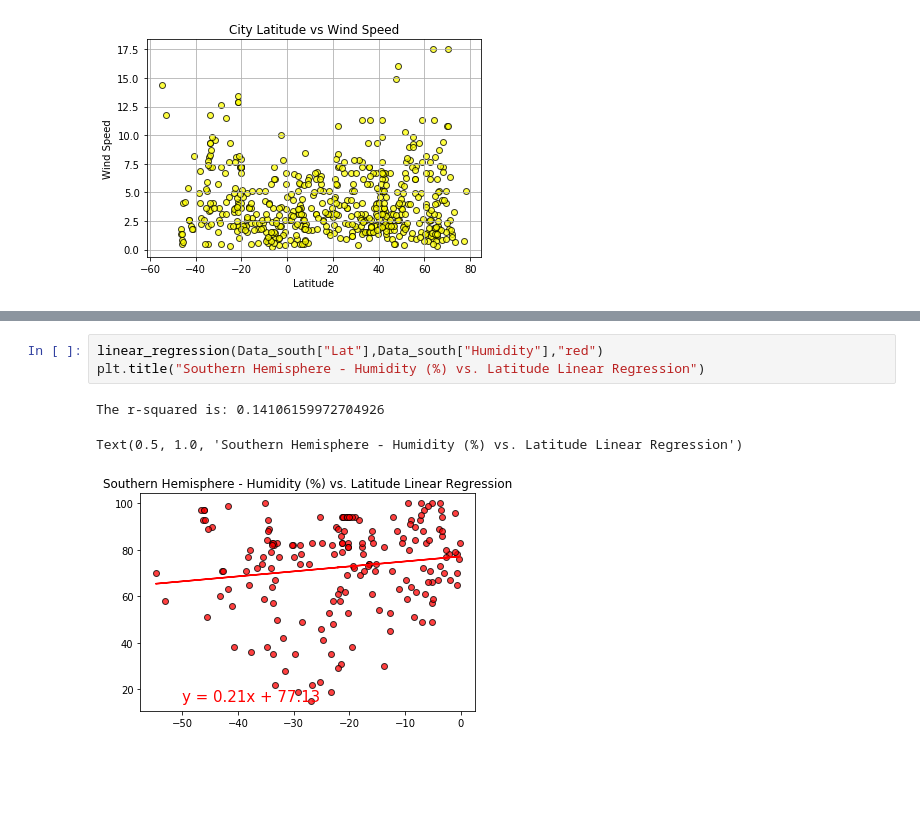
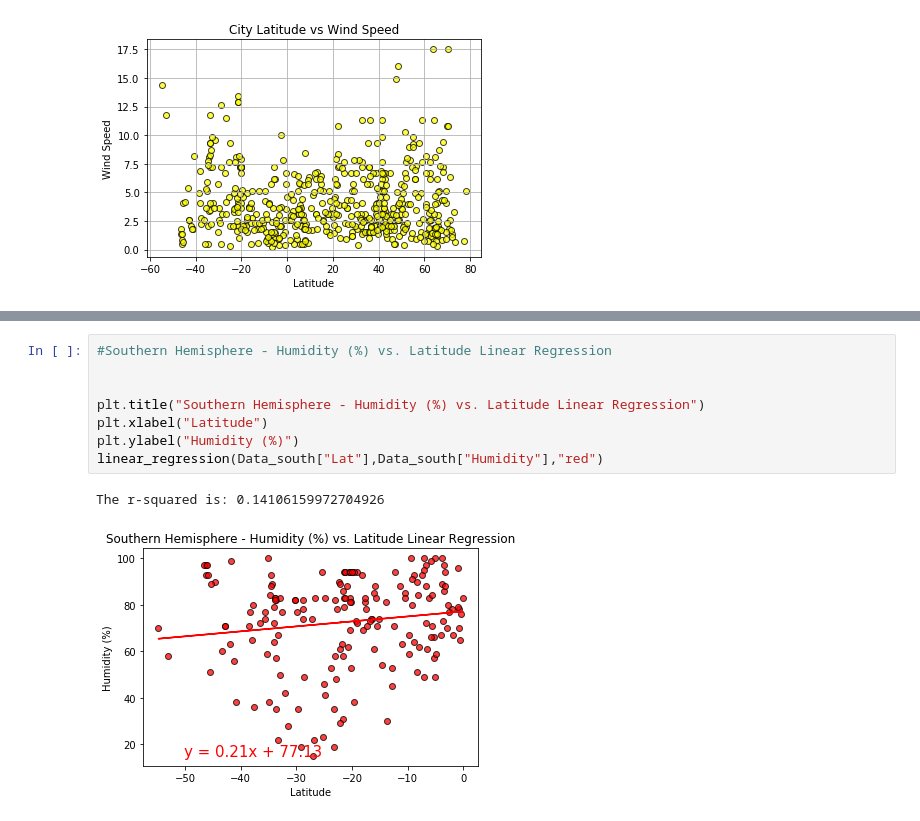
Before and after one commit to vijay-mygit/Python-API-Challenge, a Jupyter notebook: WeatherPy/WeatherPy.ipynb, the cells around one changed output, grey strips where cells are left out. Saved outputs shown, nothing was run; the diff lists cells and outputs as text; blank space fills up the shorter version.

```diff
--- a/WeatherPy/WeatherPy.ipynb
+++ b/WeatherPy/WeatherPy.ipynb
@@ -226,8 +240,12 @@ Text(0.5, 1.0, 'Northern Hemisphere - Humidity (%) vs. Latitude Linear Regressio
 # %%
+#Southern Hemisphere - Humidity (%) vs. Latitude Linear Regression
+
+
+plt.title("Southern Hemisphere - Humidity (%) vs. Latitude Linear Regression")
+plt.xlabel("Latitude")
+plt.ylabel("Humidity (%)")
 linear_regression(Data_south["Lat"],Data_south["Humidity"],"red")
-plt.title("Southern Hemisphere - Humidity (%) vs. Latitude Linear Regression")
 # %% [output]
 The r-squared is: 0.14106159972704926
-Text(0.5, 1.0, 'Southern Hemisphere - Humidity (%) vs. Latitude Linear Regression')
-[figure, old version]
+[figure, new version]
 # %%
```
Also changed, not shown: parts of 7 cells of this notebook.
